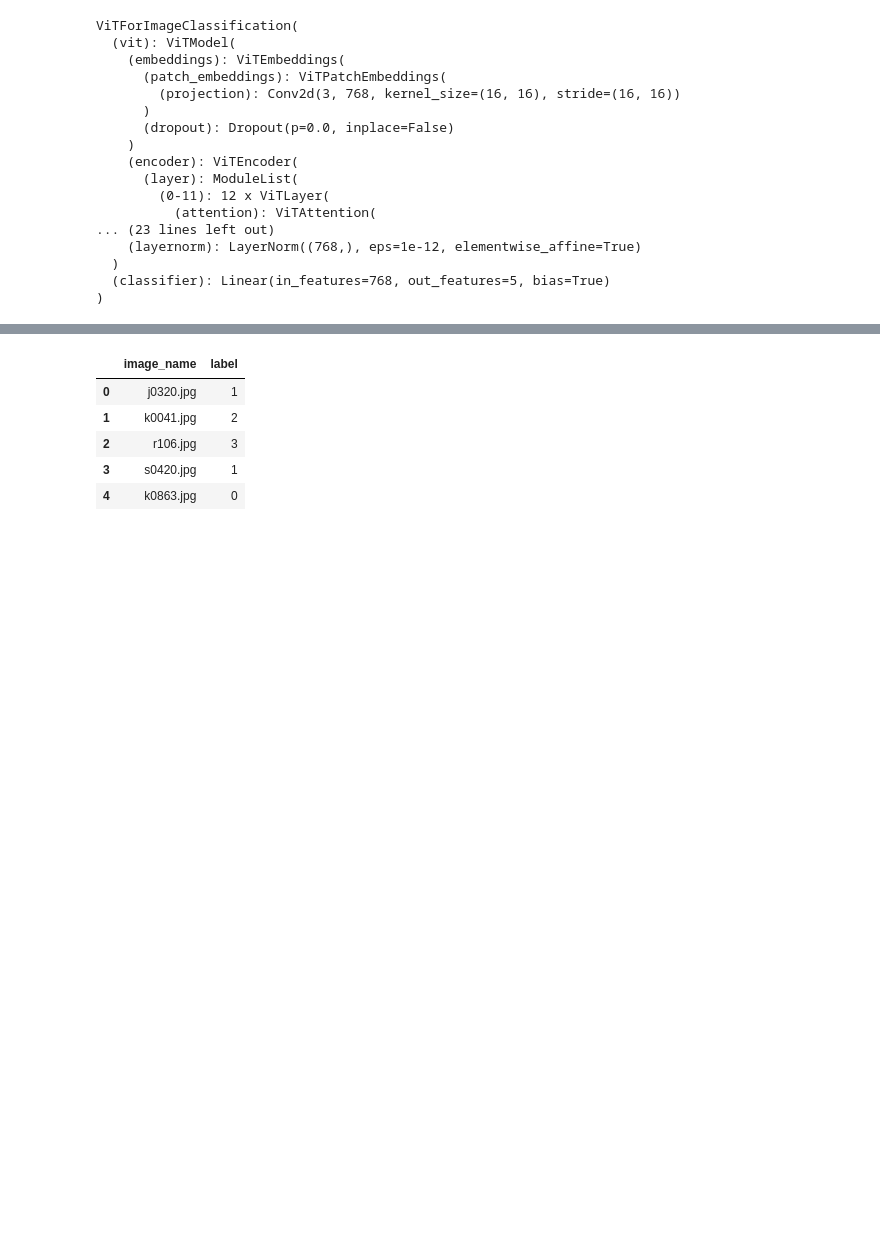
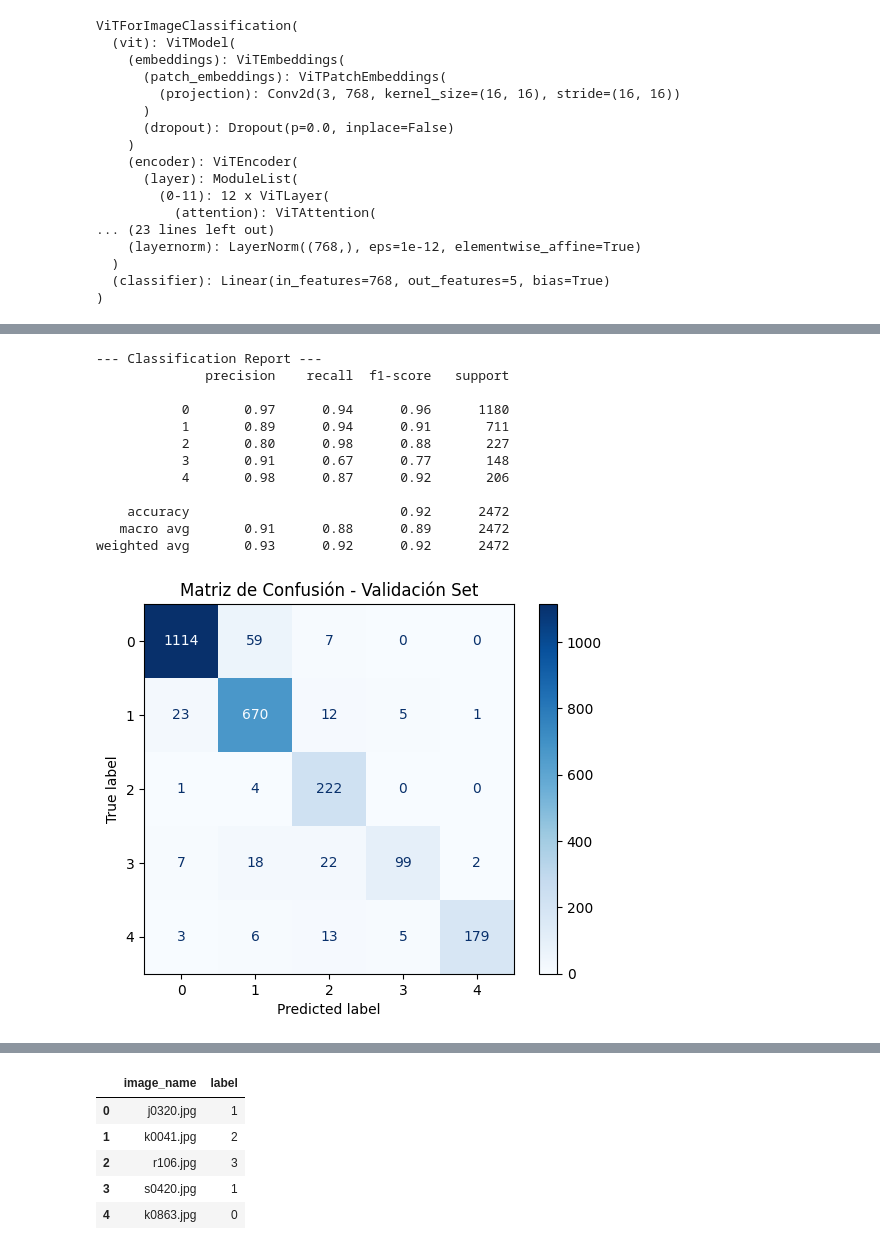
Before and after one commit to gabrielcarcedo/SargazoClassification_ViT, a Jupyter notebook: MeIA_Sargazo_Clasificación_ViT.ipynb, the cells around one changed output, grey strips where cells are left out. Drawn from its saved outputs; the diff is of its cells as text; code cells hidden in the pictures; blank space fills up the shorter version.

```diff
--- a/MeIA_Sargazo_Clasificación_ViT.ipynb
+++ b/MeIA_Sargazo_Clasificación_ViT.ipynb
@@ -418,3 +691,6 @@ print(df_test.shape)
 # %% [output]
 (2472, 5)
 (245, 1)
+# %%
+images_list = os.listdir('new_version/images')
+print(len(images_list))
@@ -421,10 +742,10 @@ print(df_test.shape)
 # %%
 images_train = df_train['image_name'].tolist()
-images_train = ['new_version/images/' + image for image in images_train]
+images_train = ['new_version/resized_images/' + image for image in images_train]
 print(len(images_train))
 
 images_test = df_test['image_name'].tolist()
-images_test_paths = ['new_version/images/' + image for image in images_test]
+images_test_paths = ['new_version/resized_images/' + image for image in images_test]
 print(len(images_test_paths))
 # %% [output]
 2472
@@ -471,12 +768,13 @@ test_loader = DataLoader(test_dataset, batch_size=32, shuffle=False)
 
 ## Cargar modelo
 # %%
-fecha = '2025_06_17'
+fecha = '2025_06_18'
 checkpoint_dir = f"ViT_checkpoints_{fecha}"
-
+num_classes = 5
+device = torch.device('cuda' if torch.cuda.is_available() else 'cpu')
 
 # Ruta del mejor modelo
-best_model_path = os.path.join(checkpoint_dir, f"ViT_best_model_.pth")
+best_model_path = os.path.join(checkpoint_dir, f"ViT_best_model_Luis.pth")
 
 # Cargar modelo
 model = ViTForImageClassification.from_pretrained(
@@ -531,3 +829,27 @@ len(y_pred)
+# %%
+print("\n--- Classification Report ---")
+print(classification_report(y_true, y_pred))
+
+# Matriz de confusión
+cm = confusion_matrix(y_true, y_pred)
+disp = ConfusionMatrixDisplay(confusion_matrix=cm)
+disp.plot(cmap=plt.cm.Blues)
+plt.title("Matriz de Confusión - Validación Set")
+plt.show()
+# %% [output]
+--- Classification Report ---
+              precision    recall  f1-score   support
+
+           0       0.97      0.94      0.96      1180
+           1       0.89      0.94      0.91       711
+           2       0.80      0.98      0.88       227
+           3       0.91      0.67      0.77       148
+           4       0.98      0.87      0.92       206
+
+    accuracy                           0.92      2472
+   macro avg       0.91      0.88      0.89      2472
+weighted avg       0.93      0.92      0.92      2472
+[figure, added]
 # %%
 y_true = []
 y_pred = []
```
Also changed, not shown: parts of 23 cells of this notebook.
